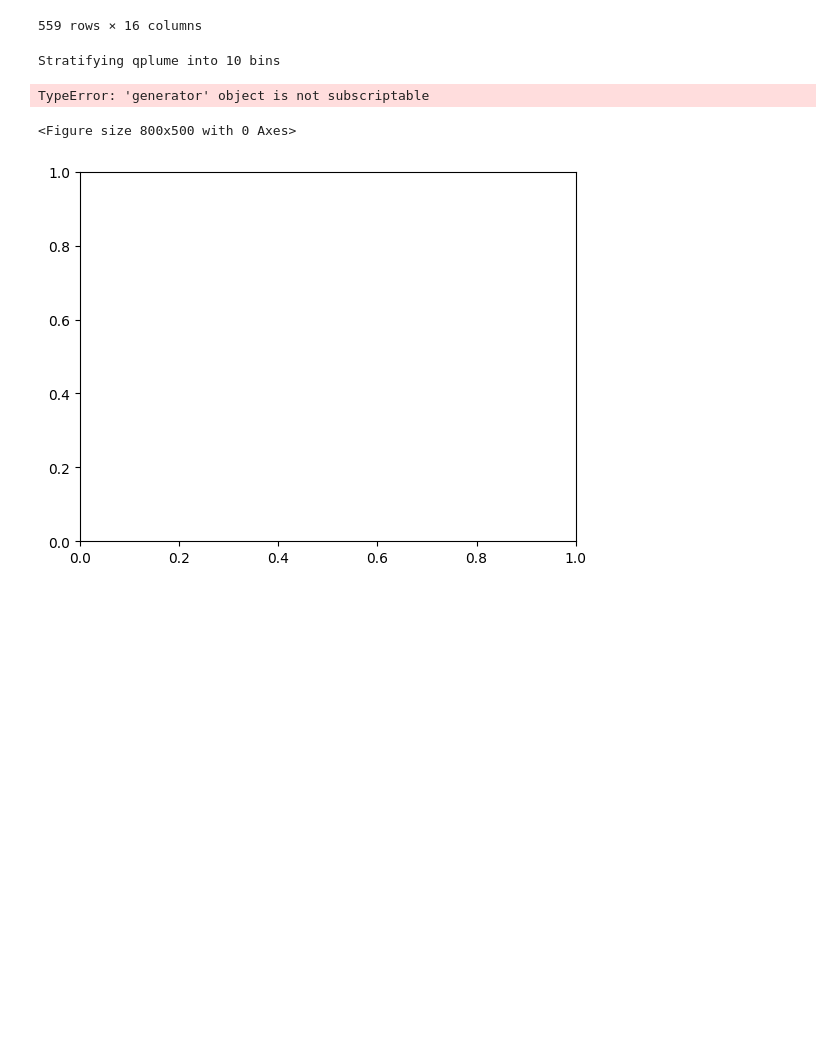
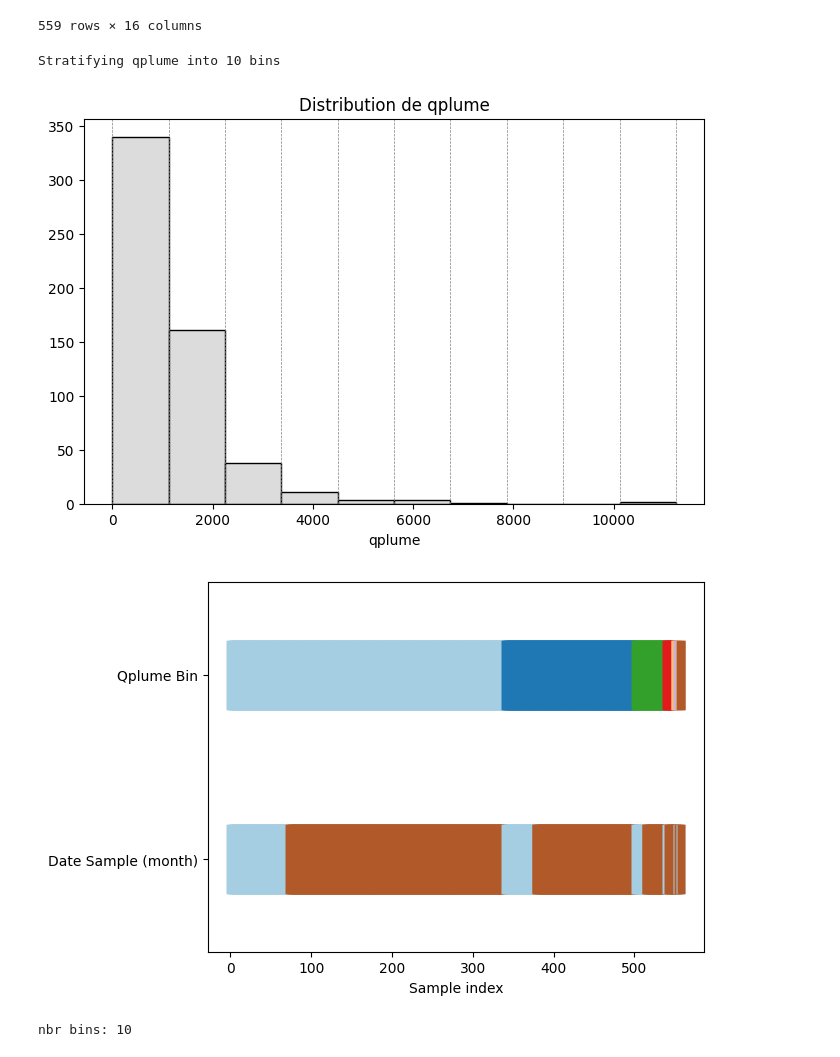
Before and after one commit to mathischmp/methane-detection-starcop, a Jupyter notebook: notebooks/data_exploration.ipynb, the cells around one changed output. Saved outputs shown, nothing was run; the diff lists cells and outputs as text; code cells hidden in the pictures; blank space fills up the shorter version.

```diff
--- a/notebooks/data_exploration.ipynb
+++ b/notebooks/data_exploration.ipynb
@@ -125,7 +125,7 @@ bin_edges = np.linspace(df['qplume'].min(), df['qplume'].max(), num_bins+1)
 for e in bin_edges:
     plt.axvline(e, color='gray', linestyle='--', linewidth=0.5)
 
-plt.xlabel(f"qplume (g)")
+plt.xlabel(f"qplume")
 plt.title(f"Distribution de qplume")
 plt.show()
 
@@ -155,44 +155,47 @@ def visualize_groups(classes, groups, name):
     ax.set(
         ylim=[-1, 5],
         yticks=[0.5, 3.5],
-        yticklabels=["Date Sample (day)", "Qplume Bin"],
+        yticklabels=["Date Sample (month)", "Qplume Bin"],
         xlabel="Sample index",
     )
 
 
 
 df = df.sort_values("total_bin").reset_index(drop=True)
 df["date"] = pd.to_datetime(
     df["date"]
 )
 
-df["date"] = df["date"].dt.day
+df["date"] = df["date"].dt.month
 state_order = sorted(df["total_bin"].unique())
 
 train_sorted = (
     df
     .assign(
         total_bin=pd.Categorical(
             df["total_bin"],
             categories=state_order,
             ordered=True
         )
     )
     .sort_values(["total_bin", "date"])
     .reset_index(drop=True)
 )
 
 
 visualize_groups(
     classes=train_sorted["total_bin"].cat.codes,
     groups=train_sorted["date"].astype("category").cat.codes,
     name="Ordered by bin → Date"
 )
 # %% [output]
 Stratifying qplume into 10 bins
-TypeError: 'generator' object is not subscriptable
-<Figure size 800x500 with 0 Axes>
-[figure, old version]
+[figure, new version]
+[figure, added]
+# %%
+print('nbr bins:', num_bins)
+# %% [output]
+nbr bins: 10
 # %%
 size_read = 300
 show_first = 10
```
Also changed, not shown: 7 other files.
